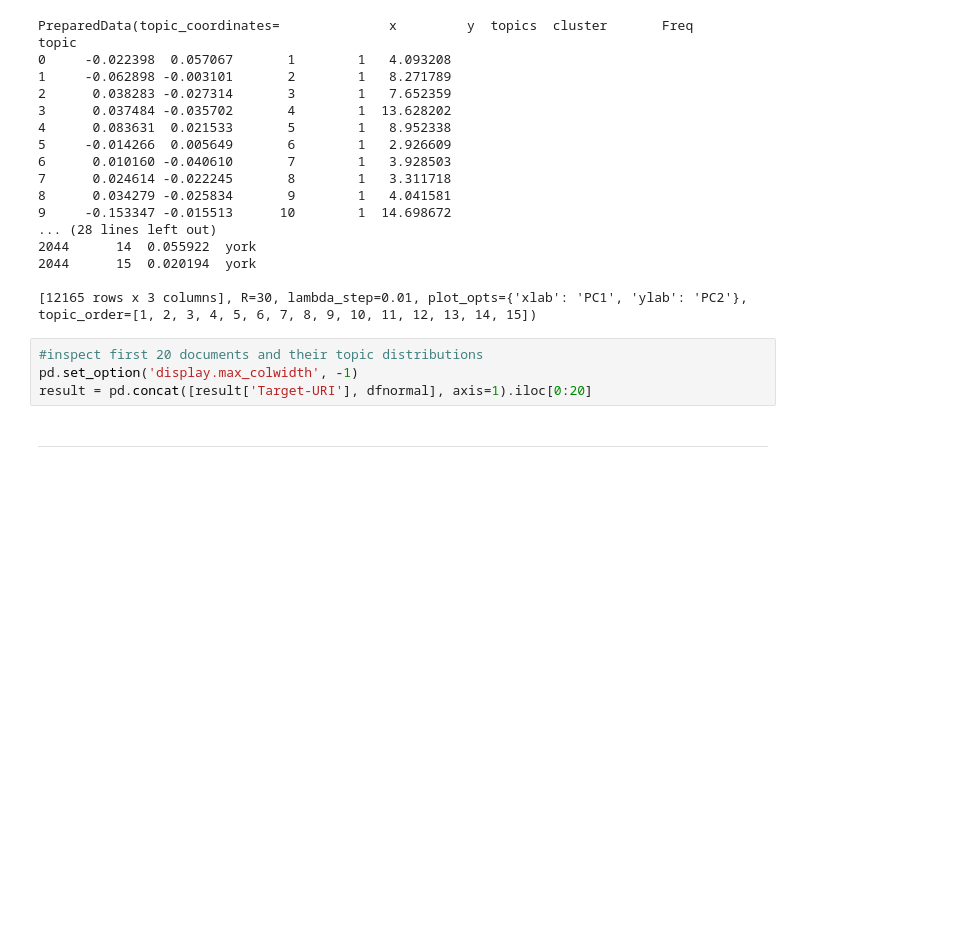
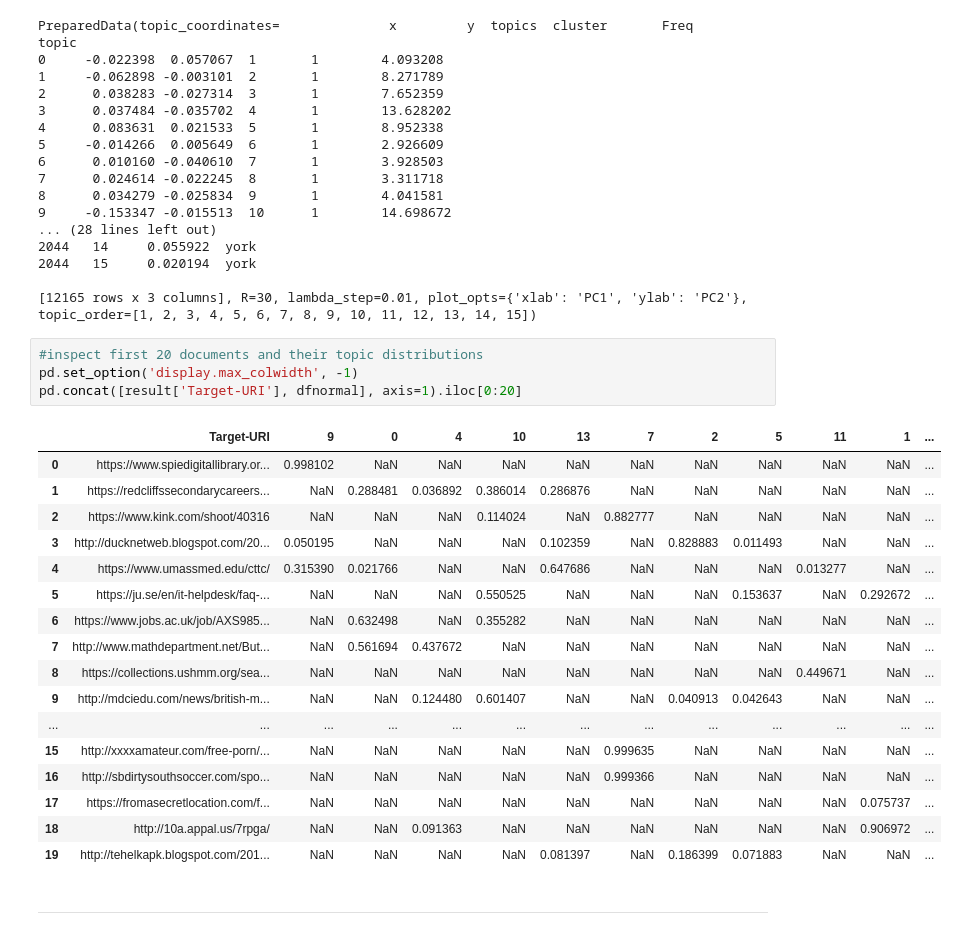
Before and after one commit to tobirohrer/webmining, a Jupyter notebook: praktikum4/praktikum4_TopicModels.ipynb, the cells around one changed output. Cells and saved outputs as stored; diff of their text form; blank space fills up the shorter version.

```diff
--- a/praktikum4/praktikum4_TopicModels.ipynb
+++ b/praktikum4/praktikum4_TopicModels.ipynb
@@ -246,7 +246,25 @@ topic
 # %%
 #inspect first 20 documents and their topic distributions
 pd.set_option('display.max_colwidth', -1)
-result = pd.concat([result['Target-URI'], dfnormal], axis=1).iloc[0:20]
+pd.concat([result['Target-URI'], dfnormal], axis=1).iloc[0:20]
+# %% [output]
+|  | Target-URI | 9 | 0 | 4 | 10 | 13 | 7 | 2 | 5 | 11 | 1 | ... |
+| 0 | https://www.spiedigitallibrary.or... | 0.998102 | NaN | NaN | NaN | NaN | NaN | NaN | NaN | NaN | NaN | ... |
+| 1 | https://redcliffssecondarycareers... | NaN | 0.288481 | 0.036892 | 0.386014 | 0.286876 | NaN | NaN | NaN | NaN | NaN | ... |
+| 2 | https://www.kink.com/shoot/40316 | NaN | NaN | NaN | 0.114024 | NaN | 0.882777 | NaN | NaN | NaN | NaN | ... |
+| 3 | http://ducknetweb.blogspot.com/20... | 0.050195 | NaN | NaN | NaN | 0.102359 | NaN | 0.828883 | 0.011493 | NaN | NaN | ... |
+| 4 | https://www.umassmed.edu/cttc/ | 0.315390 | 0.021766 | NaN | NaN | 0.647686 | NaN | NaN | NaN | 0.013277 | NaN | ... |
+| 5 | https://ju.se/en/it-helpdesk/faq-... | NaN | NaN | NaN | 0.550525 | NaN | NaN | NaN | 0.153637 | NaN | 0.292672 | ... |
+| 6 | https://www.jobs.ac.uk/job/AXS985... | NaN | 0.632498 | NaN | 0.355282 | NaN | NaN | NaN | NaN | NaN | NaN | ... |
+| 7 | http://www.mathdepartment.net/But... | NaN | 0.561694 | 0.437672 | NaN | NaN | NaN | NaN | NaN | NaN | NaN | ... |
+| 8 | https://collections.ushmm.org/sea... | NaN | NaN | NaN | NaN | NaN | NaN | NaN | NaN | 0.449671 | NaN | ... |
+| 9 | http://mdciedu.com/news/british-m... | NaN | NaN | 0.124480 | 0.601407 | NaN | NaN | 0.040913 | 0.042643 | NaN | NaN | ... |
+| ... | ... | ... | ... | ... | ... | ... | ... | ... | ... | ... | ... | ... |
+| 15 | http://xxxxamateur.com/free-porn/... | NaN | NaN | NaN | NaN | NaN | 0.999635 | NaN | NaN | NaN | NaN | ... |
+| 16 | http://sbdirtysouthsoccer.com/spo... | NaN | NaN | NaN | NaN | NaN | 0.999366 | NaN | NaN | NaN | NaN | ... |
+| 17 | https://fromasecretlocation.com/f... | NaN | NaN | NaN | NaN | NaN | NaN | NaN | NaN | NaN | 0.075737 | ... |
+| 18 | http://10a.appal.us/7rpga/ | NaN | NaN | 0.091363 | NaN | NaN | NaN | NaN | NaN | NaN | 0.906972 | ... |
+| 19 | http://tehelkapk.blogspot.com/201... | NaN | NaN | NaN | NaN | 0.081397 | NaN | 0.186399 | 0.071883 | NaN | NaN | ... |
 # %% [markdown]
 ---
 # %% [markdown]
```
Also changed, not shown: parts of 15 cells of this notebook.
